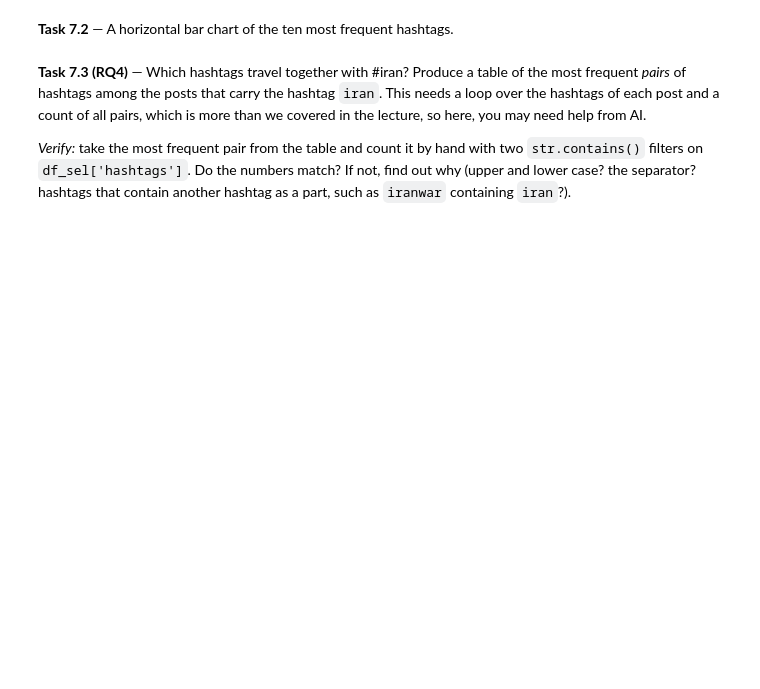
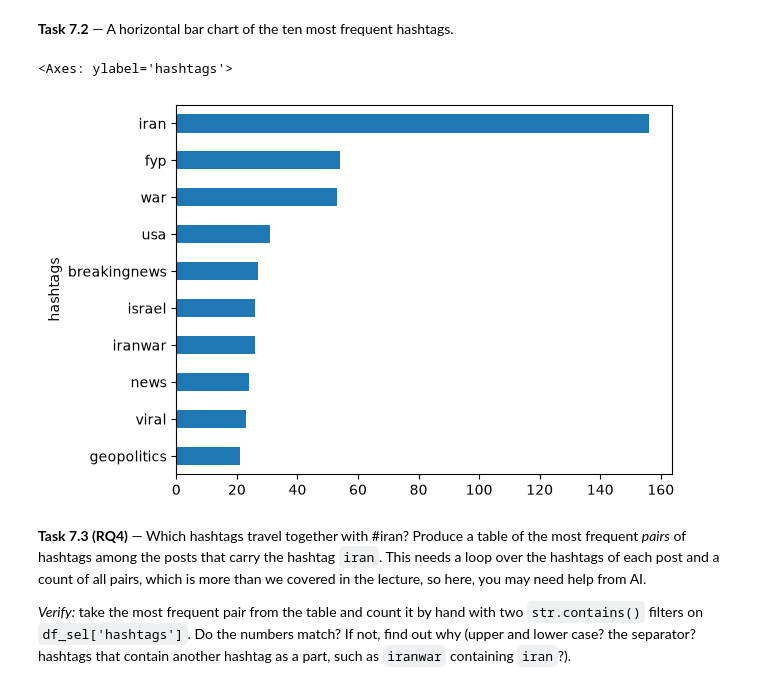
Before and after one commit to mrmeerkat0815/Cultural-Data-analysis-Nino, a Jupyter notebook: Week2/Week2_Workshop.ipynb, the cells around one changed output. Saved outputs shown, nothing was run; the diff lists cells and outputs as text; code cells hidden in the pictures; blank space fills up the shorter version.

Commit message:
Complete Week 2 workshop: tasks 6-9, hashtag pairs, local HTML export
Add exported HTML, df_sel.csv and the course make_html.py helper.

```diff
--- a/Week2/Week2_Workshop.ipynb
+++ b/Week2/Week2_Workshop.ipynb
@@ -410,6 +577,10 @@ se_tags.value_counts().head(15)
 **Task 7.2** — A horizontal bar chart of the ten most frequent hashtags.
 # %%
 # hint: .value_counts().head(10).sort_values().plot(kind='barh')
+se_tags.value_counts().head(10).sort_values().plot(kind='barh')
+# %% [output]
+<Axes: ylabel='hashtags'>
+[figure, added]
 # %% [markdown]
 **Task 7.3 (RQ4)** — Which hashtags travel together with #iran? Produce a table of the most frequent *pairs* of hashtags among the posts that carry the hashtag `iran`. This needs a loop over the hashtags of each post and a count of all pairs, which is more than we covered in the lecture, so here, you may need help from AI.
 
```
Also changed, not shown: parts of 32 cells of this notebook, 3 other files.
